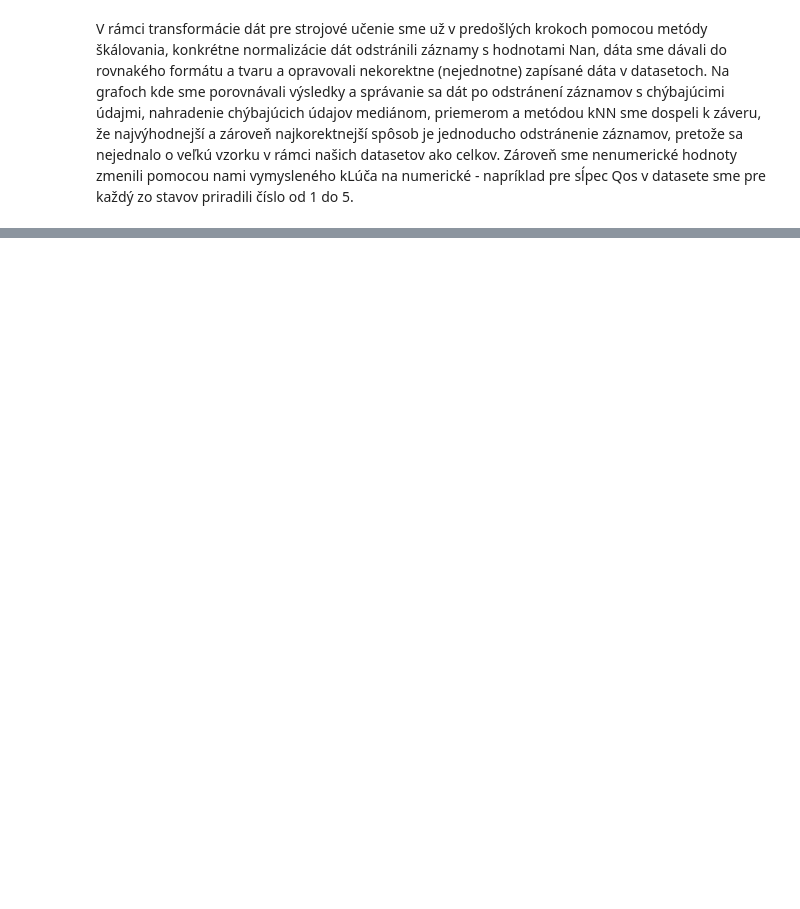
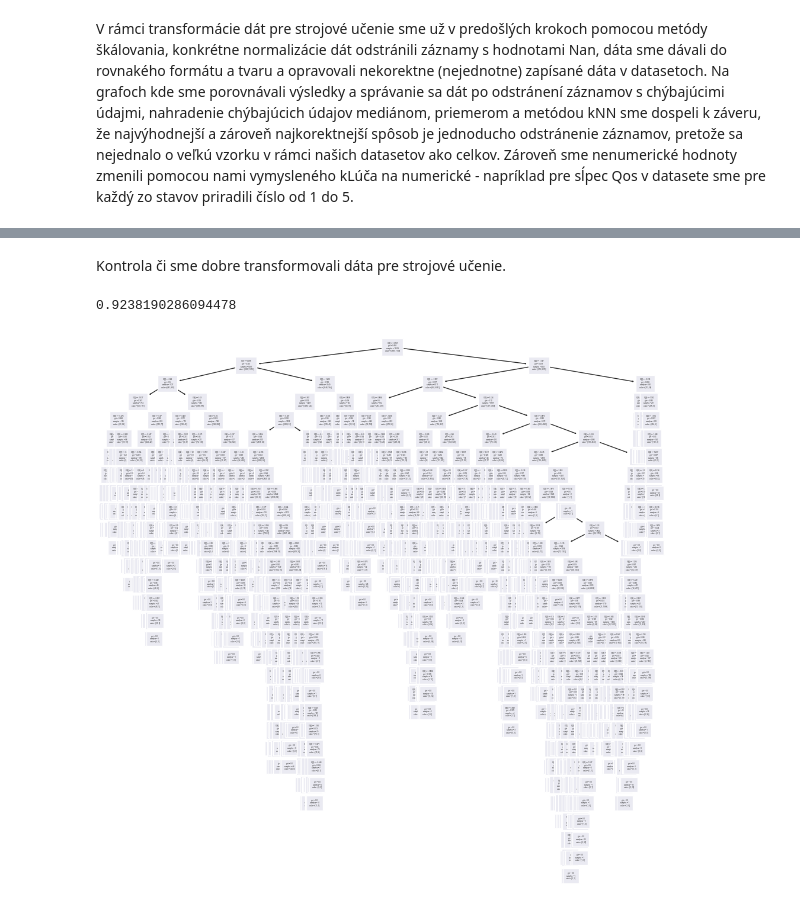
Before and after one commit to berny-29/IAU, a Jupyter notebook: project_2.ipynb, the cells around one changed output, grey strips where cells are left out. Cells and saved outputs as stored; diff of their text form; code cells hidden in the pictures; blank space fills up the shorter version.

```diff
--- a/project_2.ipynb
+++ b/project_2.ipynb
@@ -238,5 +283,0 @@ df[['QoS_ID']] = df[['QoS_ID']].apply(pd.to_numeric)
-# %%
-df['station_ID'] = df['station'].rank(method='dense')
-df['code_ID'] = df['code'].rank(method='dense')
-
-df
@@ -328,0 +363,11 @@ V rámci transformácie dát pre strojové učenie sme už v predošlých krokoc
+# %%
+def split(data):
+    column_names_ = []
+    for column_name_ in list(data.columns.values):
+        column_names_.append(column_name_)
+
+    column_names_.remove('warning')
+
+    X_train, X_test, y_train, y_test = train_test_split(data[column_names_], data['warning'])
+
+    return X_train, X_test, y_train, y_test
@@ -328,0 +376,7 @@ V rámci transformácie dát pre strojové učenie sme už v predošlých krokoc
+# %%
+def power_transform(X, column_name):
+    data = X[column_name].values
+    data = data.reshape((len(data),1))
+
+    data_trans = PowerTransformer(method='yeo-johnson', standardize=True).fit_transform(data)
+    X[column_name] = data_trans
@@ -328,0 +462,32 @@ V rámci transformácie dát pre strojové učenie sme už v predošlých krokoc
+# %% [markdown]
+Kontrola či sme dobre transformovali dáta pre strojové učenie.
+# %%
+classif = OneVsRestClassifier(estimator=LinearRegression())
+classif.fit(X_train, y_train)
+
+X_test, y_test = transform(X_test, y_test)
+classif.score(X_test, y_test)
+# %% [output]
+0.9238190286094478
+# %%
+from sklearn import tree
+clf = tree.DecisionTreeClassifier()
+
+d = merge(pd.read_csv(stations_file, sep='\t'), pd.read_csv(measurements_file, sep='\t'))
+X_train, X_test, y_train, y_test = split(d)
+X = pd.concat([X_train, X_test])
+y = pd.concat([y_train, y_test])
+
+
+X, y = transform(X, y)
+
+X = X[['PAHs', 'PM10', 'C2H3NO5', 'NH3', 'CH4', 'PM2.5']]
+
+clf = clf.fit(X, y)
+import matplotlib.pyplot as plt
+
+plt.figure(figsize=(12,12))
+tree.plot_tree(clf, fontsize=2)
+plt.savefig('tree_high_dpi', dpi=100)
+# %% [output]
+[figure, added]
```
Also changed, not shown: parts of 54 cells of this notebook.
